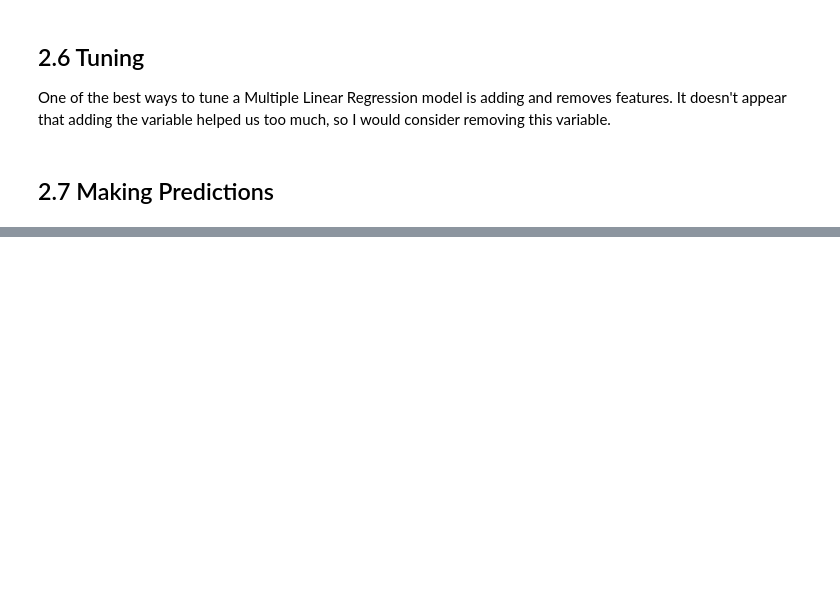
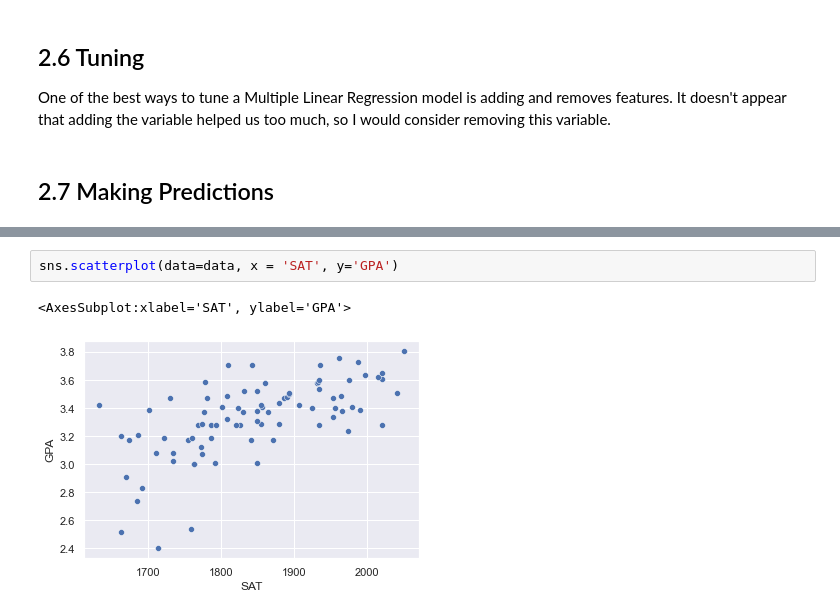
Before and after one commit to USAFA-CS212-SP22/Lessons, a Jupyter notebook: Machine Learning/Regression/Regression - Tutorial.ipynb, the cells around one changed output, grey strips where cells are left out. Drawn from its saved outputs; the diff is of its cells as text; blank space fills up the shorter version.

```diff
--- a/Machine Learning/Regression/Regression - Tutorial.ipynb
+++ b/Machine Learning/Regression/Regression - Tutorial.ipynb
@@ -266,0 +346,5 @@ plt.show()
+# %%
+sns.scatterplot(data=data, x = 'SAT', y='GPA')
+# %% [output]
+<AxesSubplot:xlabel='SAT', ylabel='GPA'>
+[figure, added]
```
Also changed, not shown: parts of 25 cells of this notebook, 2 other files.
